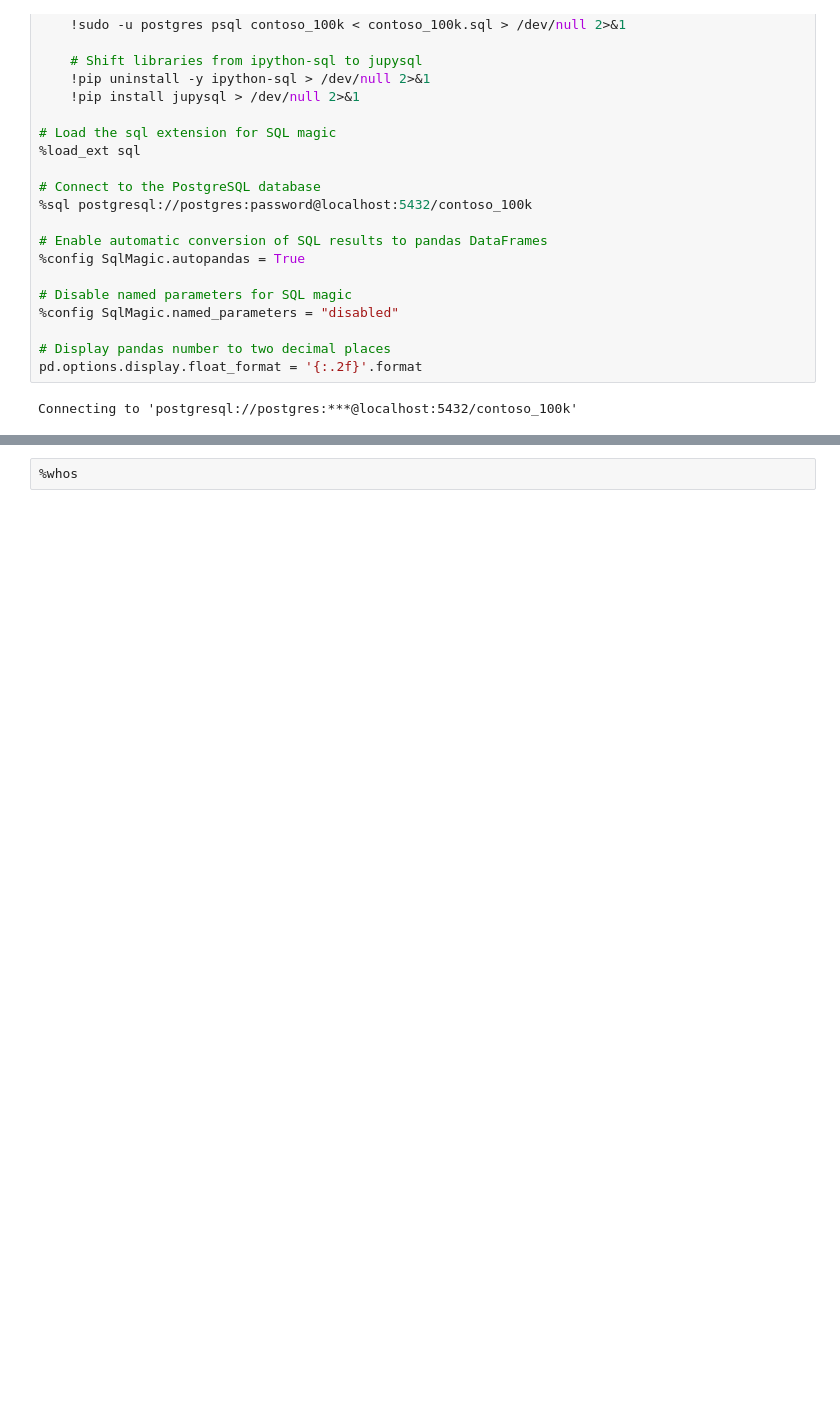
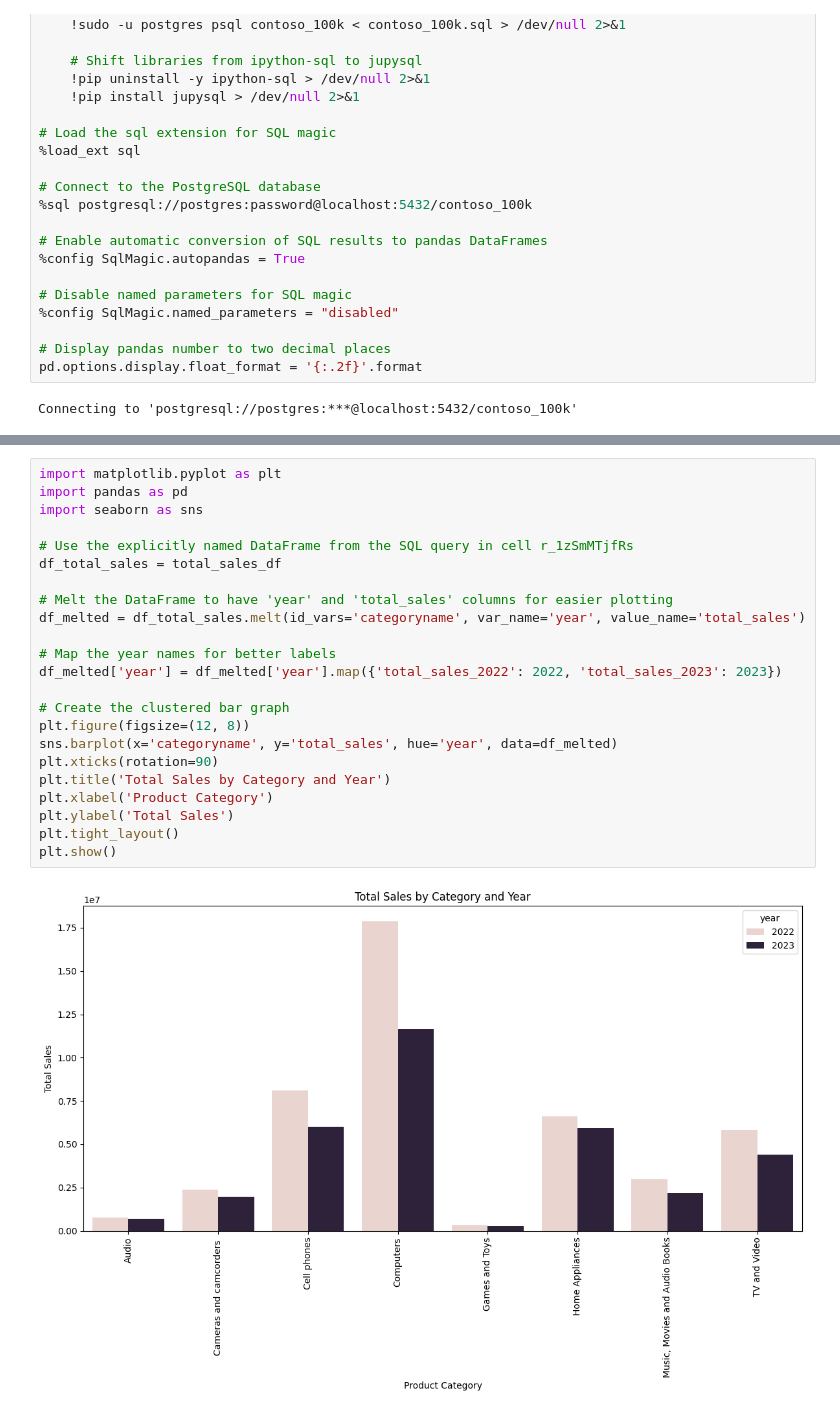
Before and after one commit to AryanPatel3625/Contoso_sales_analysis_using_advanced_sql, a Jupyter notebook: Resources/Blank_SQL_Notebook.ipynb, the cells around one changed output, grey strips where cells are left out. Saved outputs shown, nothing was run; the diff lists cells and outputs as text; blank space fills up the shorter version.

```diff
--- a/Resources/Blank_SQL_Notebook.ipynb
+++ b/Resources/Blank_SQL_Notebook.ipynb
@@ -283,2 +213,25 @@ Running query in 'postgresql://postgres:***@localhost:5432/contoso_100k'
-# %%
-%whos
+# %%
+import matplotlib.pyplot as plt
+import pandas as pd
+import seaborn as sns
+
+# Use the explicitly named DataFrame from the SQL query in cell r_1zSmMTjfRs
+df_total_sales = total_sales_df
+
+# Melt the DataFrame to have 'year' and 'total_sales' columns for easier plotting
+df_melted = df_total_sales.melt(id_vars='categoryname', var_name='year', value_name='total_sales')
+
+# Map the year names for better labels
+df_melted['year'] = df_melted['year'].map({'total_sales_2022': 2022, 'total_sales_2023': 2023})
+
+# Create the clustered bar graph
+plt.figure(figsize=(12, 8))
+sns.barplot(x='categoryname', y='total_sales', hue='year', data=df_melted)
+plt.xticks(rotation=90)
+plt.title('Total Sales by Category and Year')
+plt.xlabel('Product Category')
+plt.ylabel('Total Sales')
+plt.tight_layout()
+plt.show()
+# %% [output]
+[figure, added]
```
Also changed, not shown: parts of 19 cells of this notebook.
